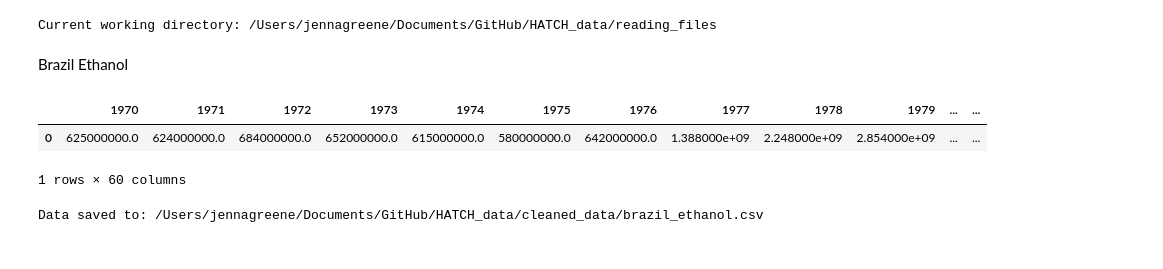
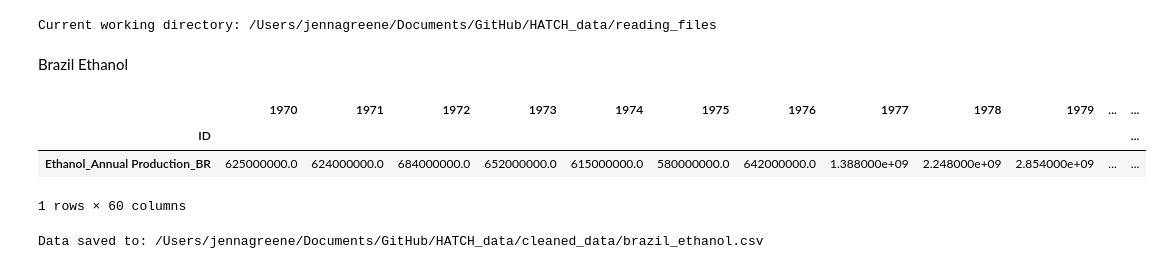
Before and after one commit to jennagreene22/HATCH_data, a Jupyter notebook: reading_files/read_ethanol.ipynb, the cells around one changed output. Drawn from its saved outputs; the diff is of its cells as text; code cells hidden in the pictures.

```diff
--- a/reading_files/read_ethanol.ipynb
+++ b/reading_files/read_ethanol.ipynb
@@ -43,12 +43,14 @@ ethanol_brazil['Metric'] = 'Annual Production'
 ethanol_brazil['Unit'] = 'Liters'
 ethanol_brazil['Country Code'] = coco.convert(names=ethanol_brazil['Country Name'], to='iso2')
 # %%
+ethanol_brazil.columns.name = None
 ethanol_brazil['ID'] = ethanol_brazil['Technology Name'] + '_' + ethanol_brazil['Metric'] + '_' + ethanol_brazil['Country Code']
-ethanol_brazil.set_index('ID', drop=True, inplace=False)
+ethanol_brazil.set_index('ID', drop=False, inplace=True)
 ethanol_brazil
 # %% [output]
 |  | 1970 | 1971 | 1972 | 1973 | 1974 | 1975 | 1976 | 1977 | 1978 | 1979 | ... | ... |
-| 0 | 625000000.0 | 624000000.0 | 684000000.0 | 652000000.0 | 615000000.0 | 580000000.0 | 642000000.0 | 1.388000e+09 | 2.248000e+09 | 2.854000e+09 | ... | ... |
+| ID |  |  |  |  |  |  |  |  |  |  |  | ... |
+| Ethanol_Annual Production_BR | 625000000.0 | 624000000.0 | 684000000.0 | 652000000.0 | 615000000.0 | 580000000.0 | 642000000.0 | 1.388000e+09 | 2.248000e+09 | 2.854000e+09 | ... | ... |
 1 rows × 60 columns
 # %%
 output_file = 'brazil_ethanol.csv'
```
Also changed, not shown: parts of 2 cells of this notebook, 24 other files.
